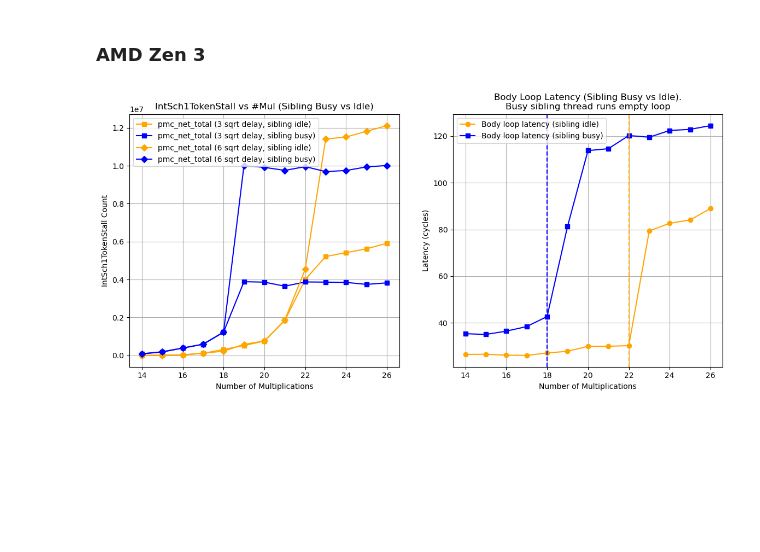
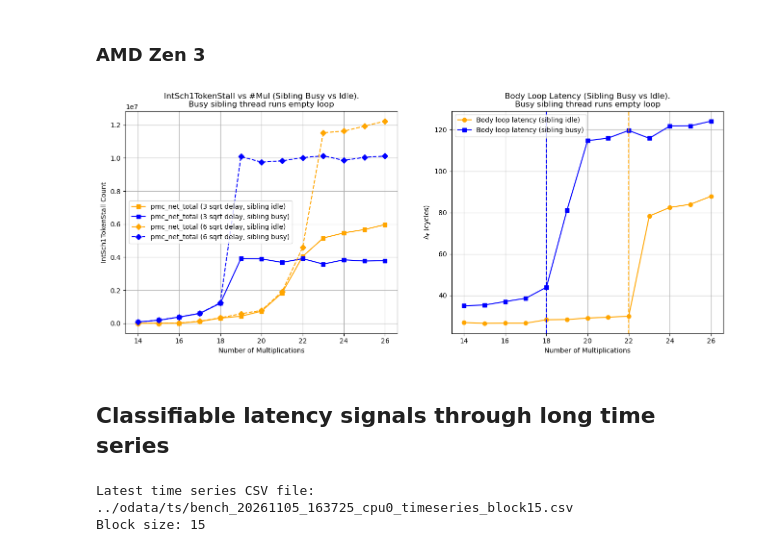
Before and after one commit to ancuongnguyen07/micro-timing, a Jupyter notebook: pysrc/analyzer.ipynb, the cells around one changed output. Drawn from its saved outputs; the diff is of its cells as text; code cells hidden in the pictures; blank space fills up the shorter version.

Commit message:
[timeseries] first mvp

```diff
--- a/pysrc/analyzer.ipynb
+++ b/pysrc/analyzer.ipynb
@@ -11,6 +11,7 @@ DATA_DIR = "../odata/"
 
 BUSY_SIBLING_COLOR = 'blue'
 IDLE_SIBLING_COLOR = 'orange'
+DELTA_TIME_STR = r'$\Delta_t$ (cycles)'
 
 def get_latest_csv_file(directory):
     csv_files = [f for f in os.listdir(directory) if f.endswith('.csv')]
@@ -83,14 +84,19 @@ Addition and Substraction could be done in ALL four ALUs (ALU0-ALU3)
 # %%
 sibling_busy_df = df[df['sibling_state'] == 'busy']
 
+# Filter the DataFrame for 3-sqrt and 6-sqrt delay cases
 three_sqrt_delay_busy_df = sibling_busy_df[sibling_busy_df['sqrt_delay'] == 3]
 six_sqrt_delay_busy_df = sibling_busy_df[sibling_busy_df['sqrt_delay'] == 6]
 
+# x-axis: number of multiplications
 x_vals_busy = three_sqrt_delay_busy_df[['fill_entry']].values  # fill_entry
+
+# 3-sqrt delay cases
 three_delay_net_count_busy = three_sqrt_delay_busy_df[['pmc_net_total']].values   # pmc_net
 three_delay_total_count_busy = three_sqrt_delay_busy_df[['pmc_body_total']].values  # pmc_body_total
 three_delay_empty_count_busy = three_sqrt_delay_busy_df[['pmc_empty_total']].values  # rdpru only count
 
+# 6-sqrt delay cases
 six_delay_net_count_busy = six_sqrt_delay_busy_df[['pmc_net_total']].values   # pmc_net
 
 # Get data of time latency of an empty loop (no multiplication) for sibling busy and idle
@@ -102,38 +108,52 @@ body_loop_idle_mean = three_sqrt_delay_df['body_mean'].to_numpy()
 # Busy sibling
 body_loop_busy_median = three_sqrt_delay_busy_df['body_median'].to_numpy()
 body_loop_busy_stddev = three_sqrt_delay_busy_df['body_stddev'].to_numpy()
 body_loop_busy_mean = three_sqrt_delay_busy_df['body_mean'].to_numpy()
 
 assert len(body_loop_idle_median) == len(body_loop_busy_median), "Mismatch in lengths of body loop latency data"
 assert np.shape(body_loop_idle_median) == np.shape(body_loop_idle_stddev)
 assert len(x_vals) == len(body_loop_idle_median), "Mismatch in lengths of x_vals and body loop latency data"
 
 # Ploting the data between sibling busy and idle
-fig, (ax1, ax2) = plt.subplots(1, 2, figsize=(14, 6))
+fig, (ax1, ax2) = plt.subplots(1, 2, figsize=(16, 6))
 
-ax1.plot(x_vals, three_delay_net_count, marker='s', color=IDLE_SIBLING_COLOR, label='pmc_net_total (3 sqrt delay, sibling idle)')
-ax1.plot(x_vals, three_delay_net_count_busy, marker='s', color=BUSY_SIBLING_COLOR, label='pmc_net_total (3 sqrt delay, sibling busy)')
-ax1.plot(x_vals, six_delay_net_count, marker='D', color=IDLE_SIBLING_COLOR, label='pmc_net_total (6 sqrt delay, sibling idle)')
-ax1.plot(x_vals, six_delay_net_count_busy, marker='D', color=BUSY_SIBLING_COLOR, label='pmc_net_total (6 sqrt delay, sibling busy)')
+ax1.plot(x_vals, three_delay_net_count, linestyle='-', marker='s', color=IDLE_SIBLING_COLOR, label='pmc_net_total (3 sqrt delay, sibling idle)')
+ax1.plot(x_vals, three_delay_net_count_busy, linestyle='-', marker='s', color=BUSY_SIBLING_COLOR, label='pmc_net_total (3 sqrt delay, sibling busy)')
+ax1.plot(x_vals, six_delay_net_count, linestyle='--', marker='D', color=IDLE_SIBLING_COLOR, label='pmc_net_total (6 sqrt delay, sibling idle)')
+ax1.plot(x_vals, six_delay_net_count_busy, linestyle='--', marker='D', color=BUSY_SIBLING_COLOR, label='pmc_net_total (6 sqrt delay, sibling busy)')
 
 ax1.set_xlabel('Number of Multiplications')
 ax1.set_ylabel(f'{PMC_NAME} Count')
-ax1.set_title(f'{PMC_NAME} vs #Mul (Sibling Busy vs Idle)')
+ax1.set_title(f'{PMC_NAME} vs #Mul (Sibling Busy vs Idle).\nBusy sibling thread runs empty loop')
 ax1.legend()
 ax1.grid(True)
 
 # ax2.errorbar(x_vals.ravel(), body_loop_idle_median, yerr=body_loop_idle_stddev, fmt='o', label='Body loop latency (sibling idle)', capsize=5)
 # ax2.errorbar(x_vals.ravel(), body_loop_busy_median, yerr=body_loop_busy_stddev, fmt='s', label='Body loop latency (sibling busy)', capsize=5)
 ax2.plot(x_vals, body_loop_idle_mean, marker='o', color=IDLE_SIBLING_COLOR, label='Body loop latency (sibling idle)')
 ax2.plot(x_vals, body_loop_busy_mean, marker='s', color=BUSY_SIBLING_COLOR, label='Body loop latency (sibling busy)')
 ax2.axvline(x=22, color=IDLE_SIBLING_COLOR, linestyle='--')
 ax2.axvline(x=18, color=BUSY_SIBLING_COLOR, linestyle='--')
 ax2.set_xlabel('Number of Multiplications')
-ax2.set_ylabel('Latency (cycles)')
+ax2.set_ylabel(DELTA_TIME_STR)
 ax2.set_title('Body Loop Latency (Sibling Busy vs Idle).\nBusy sibling thread runs empty loop')
 ax2.legend()
 ax2.grid(True)
 
 plt.show()
 # %% [output]
-[figure, old version]
+[figure, new version]
+# %% [markdown]
+## Classifiable latency signals through long time series
+# %%
+latest_timeseries_csv = get_latest_csv_file(path.join(DATA_DIR, "ts"))
+print(f"Latest time series CSV file: {latest_timeseries_csv}")
+ts_df = pd.read_csv(latest_timeseries_csv)
+
+
+# Get block size
+BL_SIZE = int(latest_timeseries_csv.split('_')[-1].split('.')[0].split('block')[-1])
+print(f"Block size: {BL_SIZE}")
+# %% [output]
+Latest time series CSV file: ../odata/ts/bench_20261105_163725_cpu0_timeseries_block15.csv
+Block size: 15
```
Also changed, not shown: parts of 6 cells of this notebook, 17 other files.
